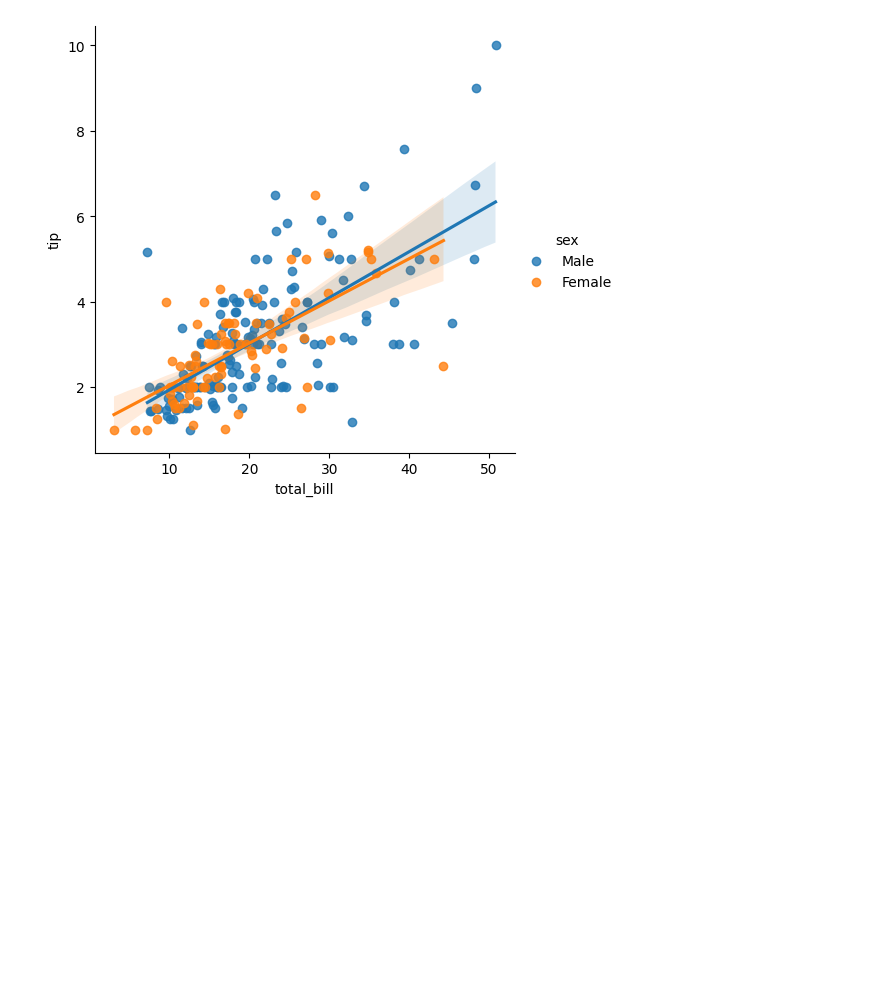
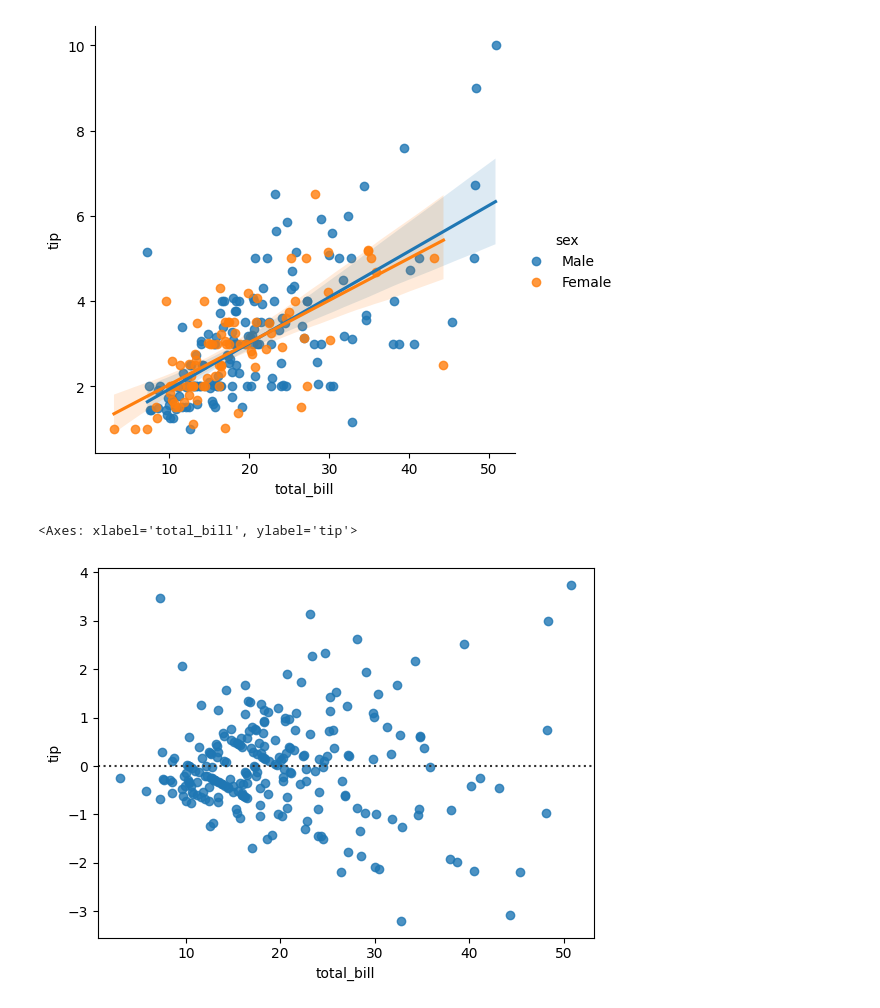
Before and after one commit to adilkamal2478/Adil_Pandas_campusx, a Jupyter notebook: Seaborn_my_notes_session_26.ipynb, the cells around one changed output. Saved outputs shown, nothing was run; the diff lists cells and outputs as text; code cells hidden in the pictures; blank space fills up the shorter version.

```diff
--- a/Seaborn_my_notes_session_26.ipynb
+++ b/Seaborn_my_notes_session_26.ipynb
@@ -396,3 +396,17 @@ sns.lmplot(
 # %% [output]
 <seaborn.axisgrid.FacetGrid at 0x...>
 [figure]
+# %%
+# residplot
+
+# sns.residplot() is used to plot residuals of a regression — that is,
+# the difference between observed values and the fitted regression line.
+
+sns.residplot(
+    data = tips,
+    y = 'tip',
+    x = 'total_bill'
+)
+# %% [output]
+<Axes: xlabel='total_bill', ylabel='tip'>
+[figure, added]
```
Also changed, not shown: parts of 9 cells of this notebook.
